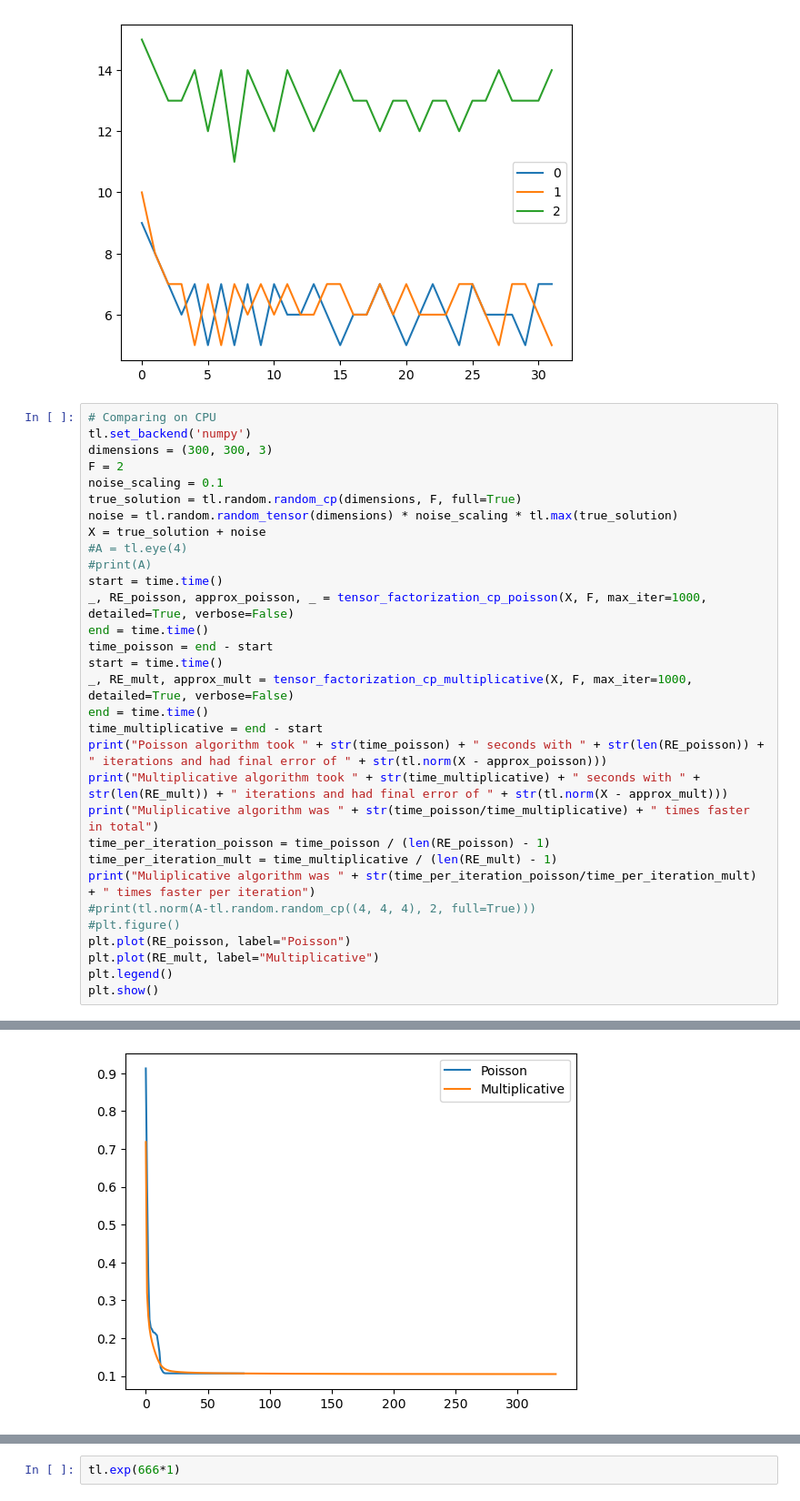
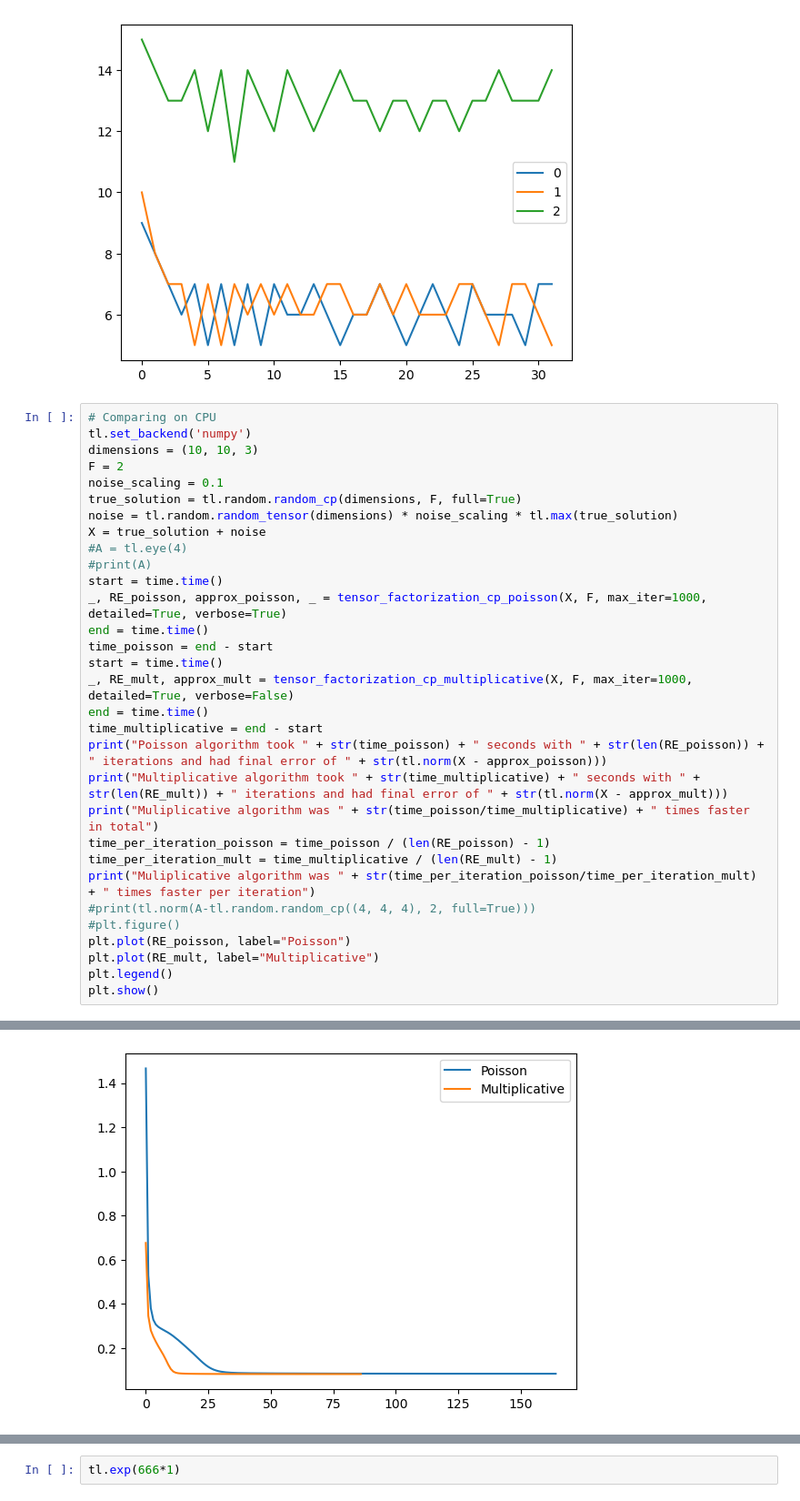
Before and after one commit to IntegrierBar/GeometricTensorFactorization, a Jupyter notebook: Masterarbeit.ipynb, the cells around one changed output, grey strips where cells are left out. Shown: that part at 91% size. Saved outputs shown, nothing was run; the diff lists cells and outputs as text.

```diff
--- a/Masterarbeit.ipynb
+++ b/Masterarbeit.ipynb
@@ -223,7 +223,7 @@ plt.show()
 # %%
 # Comparing on CPU
 tl.set_backend('numpy')
-dimensions = (300, 300, 3)
+dimensions = (10, 10, 3)
 F = 2
 noise_scaling = 0.1
 true_solution = tl.random.random_cp(dimensions, F, full=True)
@@ -232,7 +232,7 @@ X = true_solution + noise
 #A = tl.eye(4)
 #print(A)
 start = time.time()
-_, RE_poisson, approx_poisson, _ = tensor_factorization_cp_poisson(X, F, max_iter=1000, detailed=True, verbose=False)
+_, RE_poisson, approx_poisson, _ = tensor_factorization_cp_poisson(X, F, max_iter=1000, detailed=True, verbose=True)
 end = time.time()
 time_poisson = end - start
 start = time.time()
@@ -259,4 +272,4 @@ Muliplicative algorithm was 11.153348680604278 times faster per iteration
-[figure, old version]
+[figure, new version]
 # %%
 # Comparing on GPU with pytorch
 tl.set_backend('pytorch')
```
Also changed, not shown: parts of 3 cells of this notebook.
